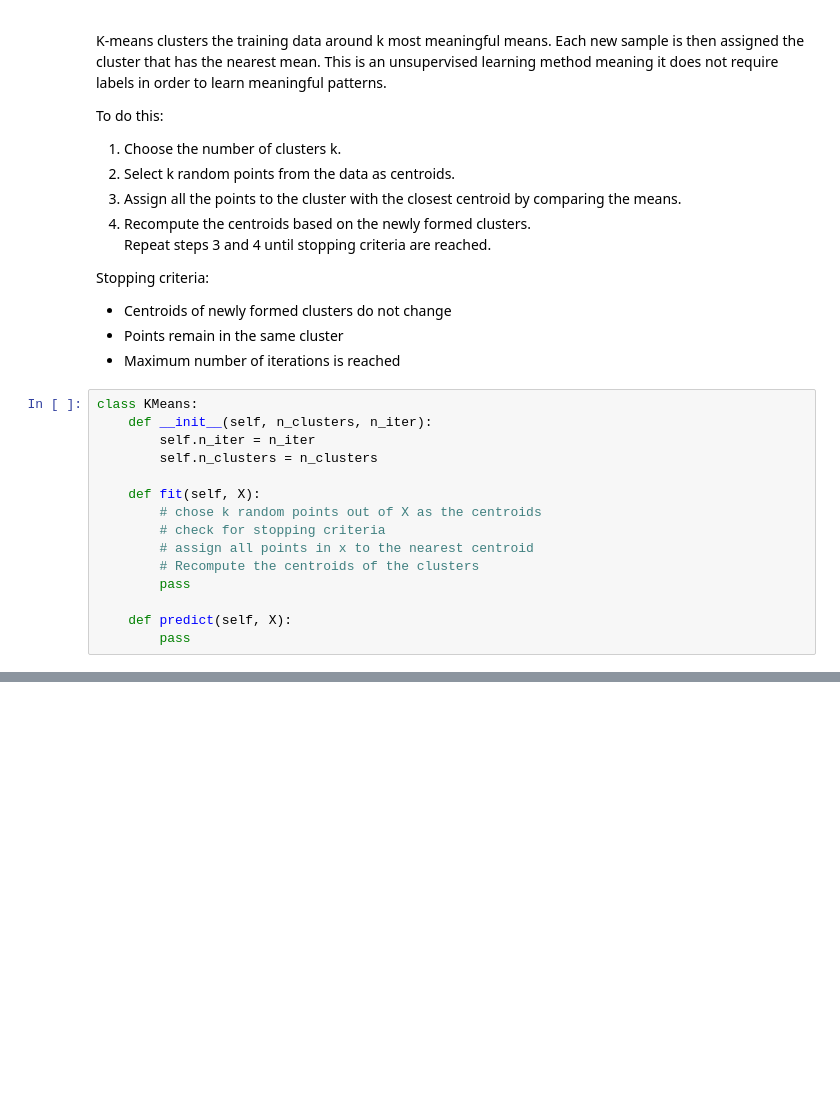
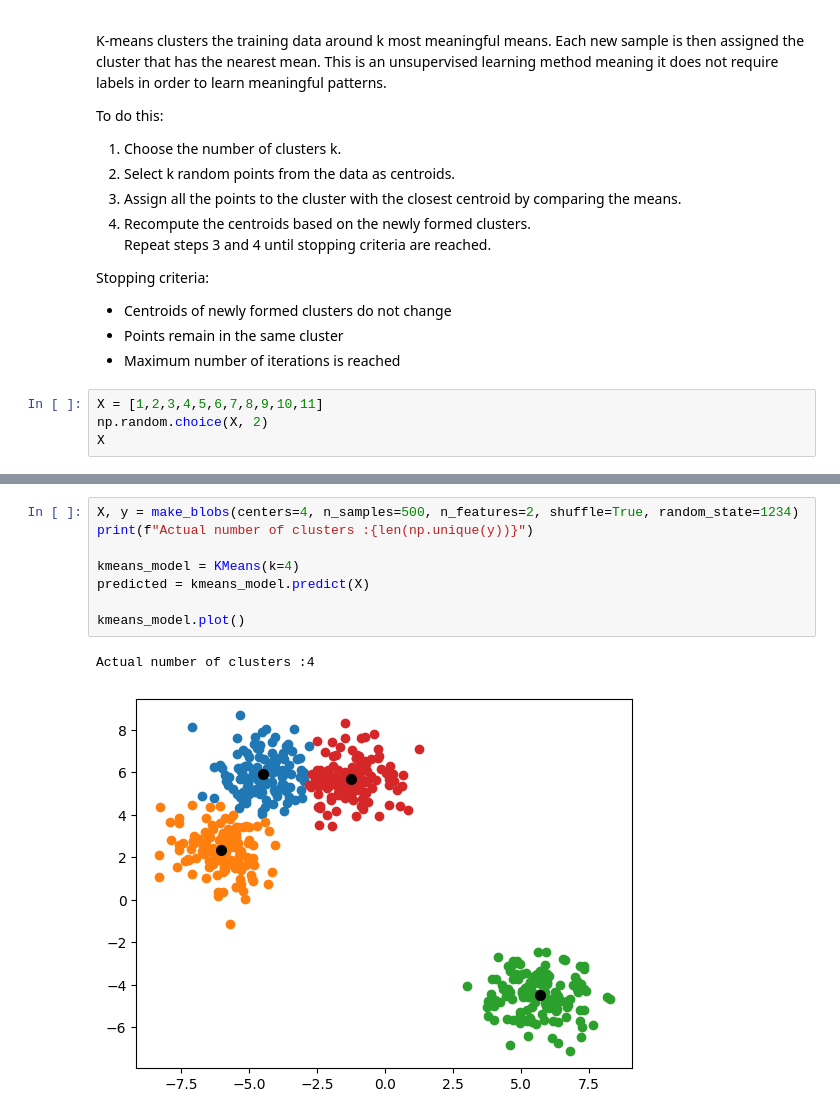
Before and after one commit to katie-hofschen/ml_from_scratch, a Jupyter notebook: KMeans.ipynb, the cells around one changed output, grey strips where cells are left out. Drawn from its saved outputs; the diff is of its cells as text; blank space fills up the shorter version.

```diff
--- a/KMeans.ipynb
+++ b/KMeans.ipynb
@@ -23,18 +24,7 @@ Stopping criteria:
 * Centroids of newly formed clusters do not change
 * Points remain in the same cluster
 * Maximum number of iterations is reached
-# %%
-class KMeans:
-    def __init__(self, n_clusters, n_iter):
-        self.n_iter = n_iter
-        self.n_clusters = n_clusters
-
-    def fit(self, X):
-        # chose k random points out of X as the centroids
-        # check for stopping criteria
-        # assign all points in x to the nearest centroid
-        # Recompute the centroids of the clusters
-        pass
-
-    def predict(self, X):
-        pass
+# %%
+X = [1,2,3,4,5,6,7,8,9,10,11]
+np.random.choice(X, 2)
+X
@@ -40,0 +96,11 @@ class KMeans:
+# %%
+X, y = make_blobs(centers=4, n_samples=500, n_features=2, shuffle=True, random_state=1234)
+print(f"Actual number of clusters :{len(np.unique(y))}")
+
+kmeans_model = KMeans(k=4)
+predicted = kmeans_model.predict(X)
+
+kmeans_model.plot()
+# %% [output]
+Actual number of clusters :4
+[figure, added]
```
Also changed, not shown: parts of 3 cells of this notebook.
